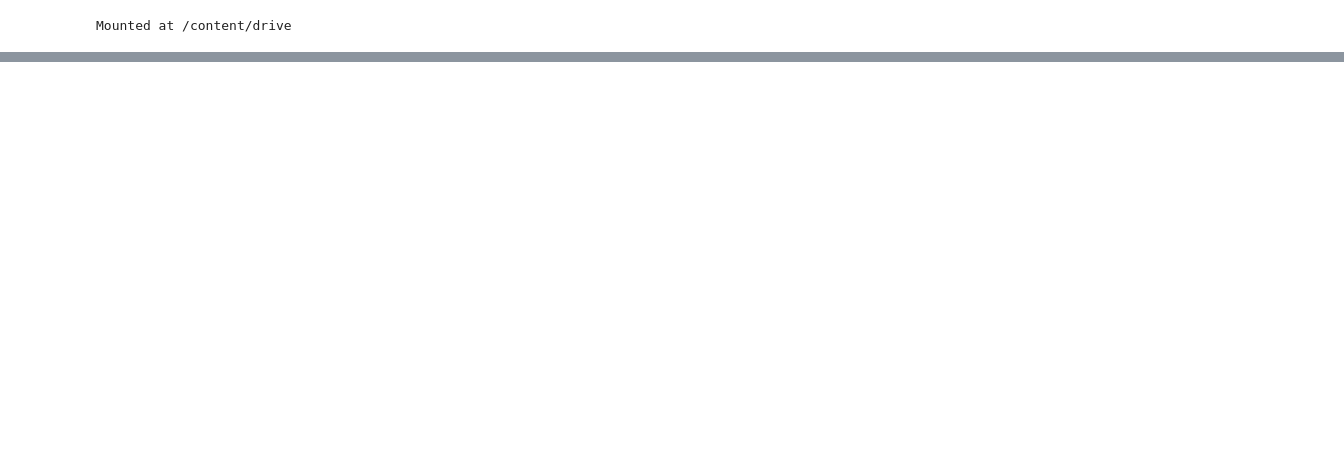
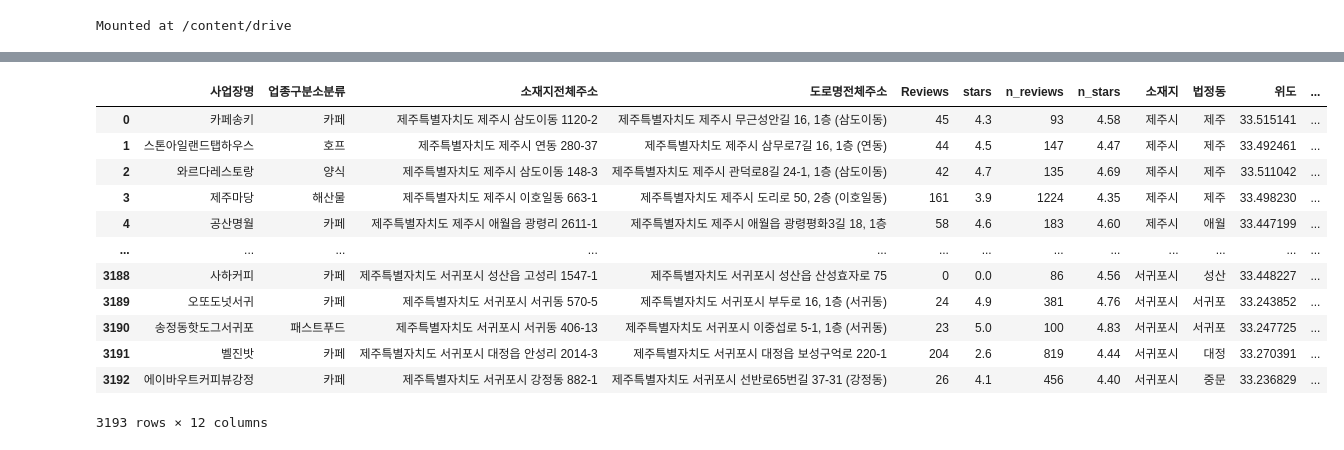
Before and after one commit to SNOOthiking/jeju, a Jupyter notebook: 최종본.ipynb, the cells around one changed output, grey strips where cells are left out. Cells and saved outputs as stored; diff of their text form; code cells hidden in the pictures; blank space fills up the shorter version.

```diff
--- a/최종본.ipynb
+++ b/최종본.ipynb
@@ -9,3 +27,29 @@ Mounted at /content/drive
 import pandas as pd
 # %%
 jeju = pd.read_csv('/content/drive/MyDrive/jeju/git_jeju/jeju_final.csv')
+# %%
+def change_category(foodname,to_category):
+  temp = []
+  for i in range(len(jeju)):
+    if foodname in jeju.loc[i]['사업장명']:
+      temp.append(i)
+  a =jeju['업종구분소분류'].copy()
+  a[temp] = to_category
+  jeju['업종구분소분류'] = a
+  return jeju
+# %%
+change_category('오쿠다','한식')
+# %% [output]
+|  | 사업장명 | 업종구분소분류 | 소재지전체주소 | 도로명전체주소 | Reviews | stars | n_reviews | n_stars | 소재지 | 법정동 | 위도 | ... |
+| 0 | 카페송키 | 카페 | 제주특별자치도 제주시 삼도이동 1120-2 | 제주특별자치도 제주시 무근성안길 16, 1층 (삼도이동) | 45 | 4.3 | 93 | 4.58 | 제주시 | 제주 | 33.515141 | ... |
+| 1 | 스톤아일랜드탭하우스 | 호프 | 제주특별자치도 제주시 연동 280-37 | 제주특별자치도 제주시 삼무로7길 16, 1층 (연동) | 44 | 4.5 | 147 | 4.47 | 제주시 | 제주 | 33.492461 | ... |
+| 2 | 와르다레스토랑 | 양식 | 제주특별자치도 제주시 삼도이동 148-3 | 제주특별자치도 제주시 관덕로8길 24-1, 1층 (삼도이동) | 42 | 4.7 | 135 | 4.69 | 제주시 | 제주 | 33.511042 | ... |
+| 3 | 제주마당 | 해산물 | 제주특별자치도 제주시 이호일동 663-1 | 제주특별자치도 제주시 도리로 50, 2층 (이호일동) | 161 | 3.9 | 1224 | 4.35 | 제주시 | 제주 | 33.498230 | ... |
+| 4 | 공산명월 | 카페 | 제주특별자치도 제주시 애월읍 광령리 2611-1 | 제주특별자치도 제주시 애월읍 광령평화3길 18, 1층 | 58 | 4.6 | 183 | 4.60 | 제주시 | 애월 | 33.447199 | ... |
+| ... | ... | ... | ... | ... | ... | ... | ... | ... | ... | ... | ... | ... |
+| 3188 | 사하커피 | 카페 | 제주특별자치도 서귀포시 성산읍 고성리 1547-1 | 제주특별자치도 서귀포시 성산읍 산성효자로 75 | 0 | 0.0 | 86 | 4.56 | 서귀포시 | 성산 | 33.448227 | ... |
+| 3189 | 오또도넛서귀 | 카페 | 제주특별자치도 서귀포시 서귀동 570-5 | 제주특별자치도 서귀포시 부두로 16, 1층 (서귀동) | 24 | 4.9 | 381 | 4.76 | 서귀포시 | 서귀포 | 33.243852 | ... |
+| 3190 | 송정동핫도그서귀포 | 패스트푸드 | 제주특별자치도 서귀포시 서귀동 406-13 | 제주특별자치도 서귀포시 이중섭로 5-1, 1층 (서귀동) | 23 | 5.0 | 100 | 4.83 | 서귀포시 | 서귀포 | 33.247725 | ... |
+| 3191 | 벨진밧 | 카페 | 제주특별자치도 서귀포시 대정읍 안성리 2014-3 | 제주특별자치도 서귀포시 대정읍 보성구억로 220-1 | 204 | 2.6 | 819 | 4.44 | 서귀포시 | 대정 | 33.270391 | ... |
+| 3192 | 에이바우트커피뷰강정 | 카페 | 제주특별자치도 서귀포시 강정동 882-1 | 제주특별자치도 서귀포시 선반로65번길 37-31 (강정동) | 26 | 4.1 | 456 | 4.40 | 서귀포시 | 중문 | 33.236829 | ... |
+3193 rows × 12 columns
```
Also changed, not shown: parts of 28 cells of this notebook.
